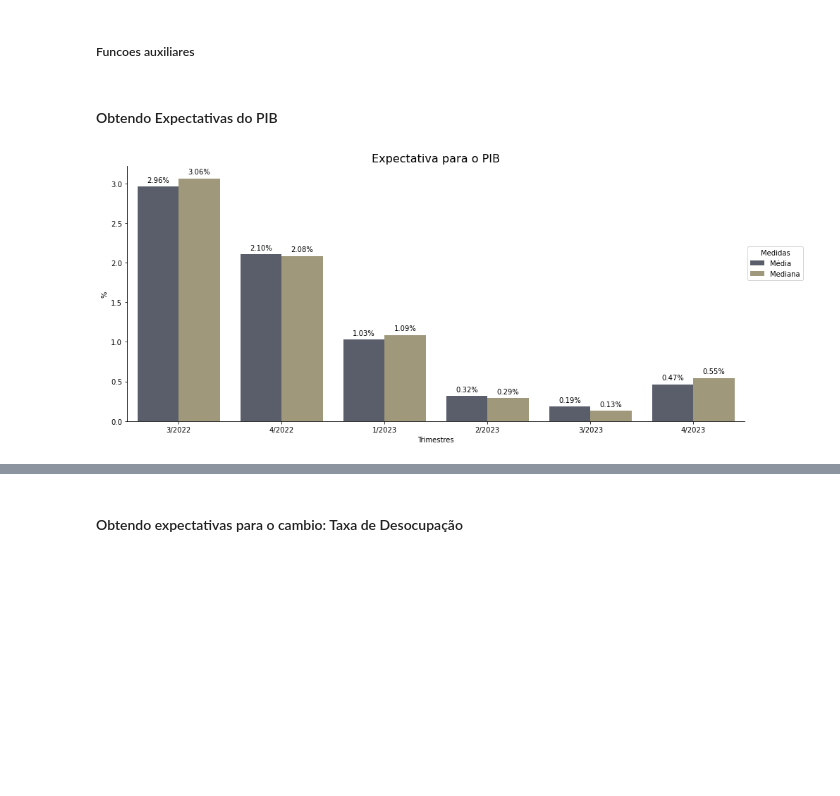
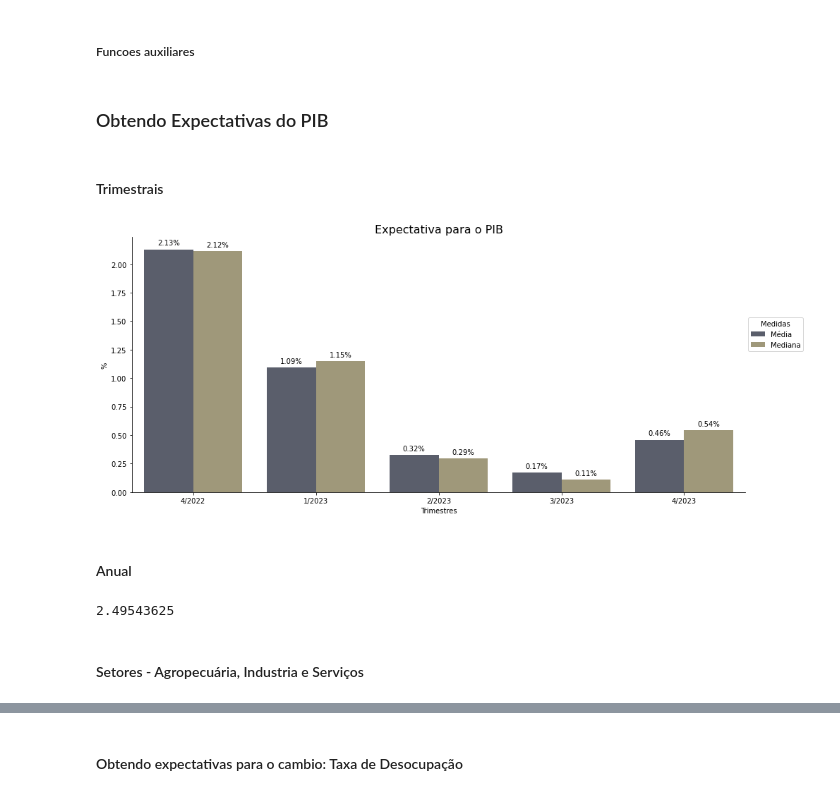
Before and after one commit to tharikf/WebApp_Cenario_Macroeconomico_Brasileiro, a Jupyter notebook: bacen.ipynb, the cells around one changed output, grey strips where cells are left out. Cells and saved outputs as stored; diff of their text form; code cells hidden in the pictures; blank space fills up the shorter version.

```diff
--- a/bacen.ipynb
+++ b/bacen.ipynb
@@ -264,0 +280,6 @@ EntitySets:
+# %%
+ep = expec.get_endpoint('ExpectativasMercadoAnuais')
+df = ep.query().filter(
+                       ep.Data > '2022-08-01',
+                       ep.numeroRespondentes >= 20).select(ep.Data, ep.DataReferencia,
+                                                           ep.Media, ep.Mediana, ep.Indicador).collect()
@@ -265,60 +306,68 @@ EntitySets:
 # %% [markdown]
 ##### Funcoes auxiliares
 # %%
-def obtendo_expectativas(indicador):
-    ep = expec.get_endpoint('ExpectativasMercadoTrimestrais')
-    df_ep = ep.query().filter(ep.Indicador == indicador).collect()
-    df_ep = df_ep[df_ep['Data'] >= '2022']
+def obtendo_expectativas(indicador, entidade, respondentes):
+
+    # Filtrando para previsoes dos ultimos 3 meses
+    tres_meses = datetime.date.today() - datetime.timedelta(days = 90)
+    tres_meses = tres_meses.strftime('%Y-%m-%d')
+
+    # Obtendo dados
+    ep = expec.get_endpoint(entidade)
+    df_ep = ep.query().filter(ep.Indicador == indicador,
+                              ep.Data >= tres_meses,
+                              ep.numeroRespondentes >= respondentes).select(ep.Data, ep.DataReferencia,
+                                                           ep.Media, ep.Mediana).collect()
 
     return df_ep
 # %%
 def unindo_prev(x):
 
-    # Filtrando para previsoes dos ultimos 3 meses
-    tres_meses = datetime.date.today() - datetime.timedelta(days = 90)
-    tres_meses = tres_meses.strftime('%Y-%m-%d')
-
     # Selecionando trimestres
-    trimestres = ['3/2022', '4/2022', '1/2023', '2/2023', '3/2023', '4/2023']
+    trimestres = ['4/2022', '1/2023', '2/2023', '3/2023', '4/2023']
 
     # Calculando as metricas
     dicio_metricas = {}
     df_aux = x.copy()
     for trimestre in trimestres:
-        df_aux = x[(x['DataReferencia'] == trimestre) & (x['Data'] > tres_meses)]
+        df_aux = x[(x['DataReferencia'] == trimestre)]
         dicio_metricas['media_{}'.format(trimestre)] = df_aux['Media'].mean()
         dicio_metricas['mediana_{}'.format(trimestre)] = df_aux['Mediana'].mean()
 
     # Colocando em um dataframe
     df = pd.DataFrame(list(dicio_metricas.items()))
     df.columns = ['metrica_trimestre', 'valor']
-    df[['metrica', 'trimestres']] = df['metrica_trimestre'].str.split('_', 1, expand = True)
+    df[['metrica', 'trimestres']] = df['metrica_trimestre'].str.split('_', n = 1, expand = True)
     df = df.drop(columns = 'metrica_trimestre')
     df = df[['trimestres', 'metrica', 'valor']]
+    df['metrica'] = np.where(df['metrica'] == 'media', 'Média', 'Mediana')
 
     return df
 # %% [markdown]
-#### Obtendo Expectativas do PIB
+### Obtendo Expectativas do PIB
+# %% [markdown]
+#### Trimestrais
 # %%
-pib_total = obtendo_expectativas('PIB Total')
+pib_total = obtendo_expectativas('PIB Total', 'ExpectativasMercadoTrimestrais', 50)
 df_previsoes_pib = unindo_prev(pib_total)
 # %%
 fig, ax = plt.subplots(figsize = (14, 6))
 
 sns.barplot(data = df_previsoes_pib, x = 'trimestres', y = 'valor', hue = 'metrica', palette = 'cividis')
 ax.set_title('Expectativa para o PIB', fontsize = 16)
 handles, labels = ax.get_legend_handles_labels()
-labels = ['Média', 'Mediana']
 ax.set_xlabel('Trimestres')
 ax.set_ylabel('%')
-ax.legend(title = 'Medidas', handles = handles, labels = labels, bbox_to_anchor = [1.1, 0.7, 0, 0])
+ax.legend(title = 'Medidas', handles = handles, bbox_to_anchor = [1.1, 0.7, 0, 0])
 ax.spines['top'].set_visible(False)
 ax.spines['right'].set_visible(False)
 
 for container in ax.containers:
     ax.bar_label(container, fmt = '%.2f%%', padding = 4)
 
 fig.tight_layout()
 plt.show();
 # %% [output]
-[figure, old version]
+[figure, new version]
+# %% [markdown]
+#### Anual
@@ -324,0 +376,6 @@ plt.show();
+# %%
+pib_total[pib_total['DataReferencia'] == '2022']['Media'].mean()
+# %% [output]
+2.49543625
+# %% [markdown]
+#### Setores - Agropecuária, Industria e Serviços
```
Also changed, not shown: parts of 49 cells of this notebook, 13 other files.
